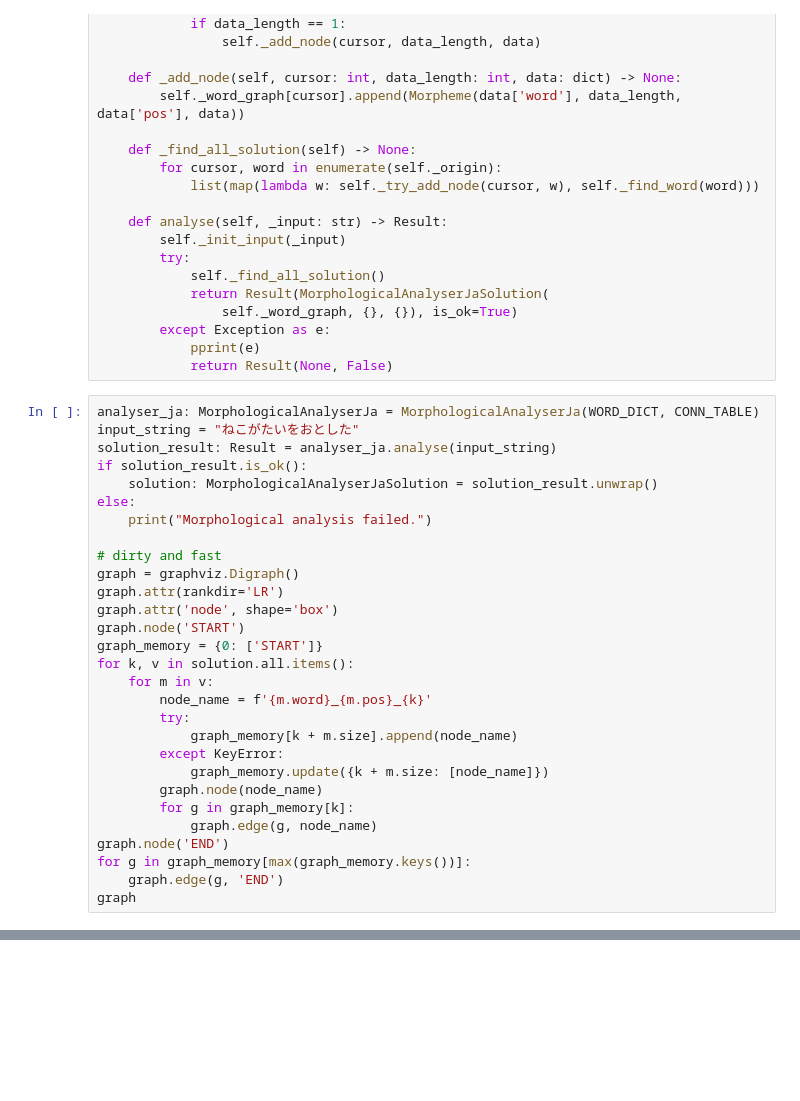
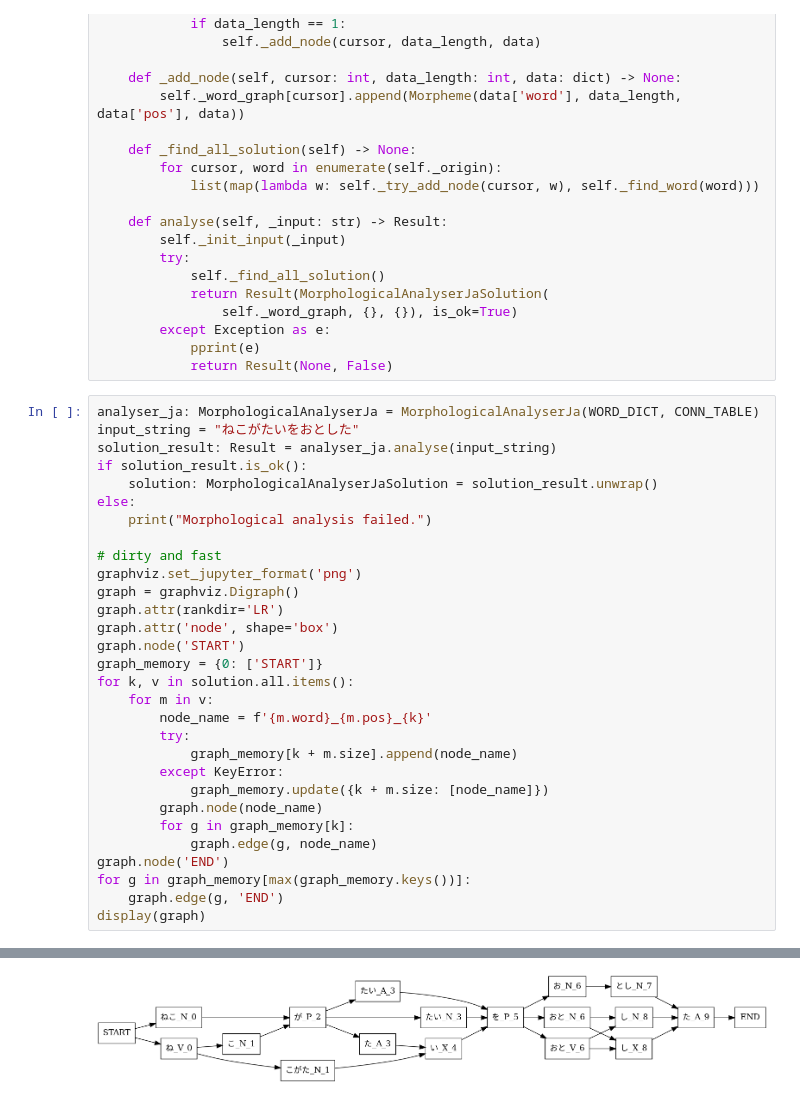
Before and after one commit to noxowl/I223-Natural-Language-Processing, a Jupyter notebook: py_morphological_anaylsis_ja.ipynb, the cells around one changed output, grey strips where cells are left out. Saved outputs shown, nothing was run; the diff lists cells and outputs as text; blank space fills up the shorter version.

Commit message:
update graph svg to png image

```diff
--- a/py_morphological_anaylsis_ja.ipynb
+++ b/py_morphological_anaylsis_ja.ipynb
@@ -161,6 +159,7 @@ else:
     print("Morphological analysis failed.")
 
 # dirty and fast
+graphviz.set_jupyter_format('png')
 graph = graphviz.Digraph()
 graph.attr(rankdir='LR')
 graph.attr('node', shape='box')
@@ -179,5 +178,5 @@ for k, v in solution.all.items():
 graph.node('END')
 for g in graph_memory[max(graph_memory.keys())]:
     graph.edge(g, 'END')
-graph
+display(graph)
 # %% [output]
@@ -184,0 +183 @@ graph
+[figure, added]
```
Also changed, not shown: parts of 3 cells of this notebook.
